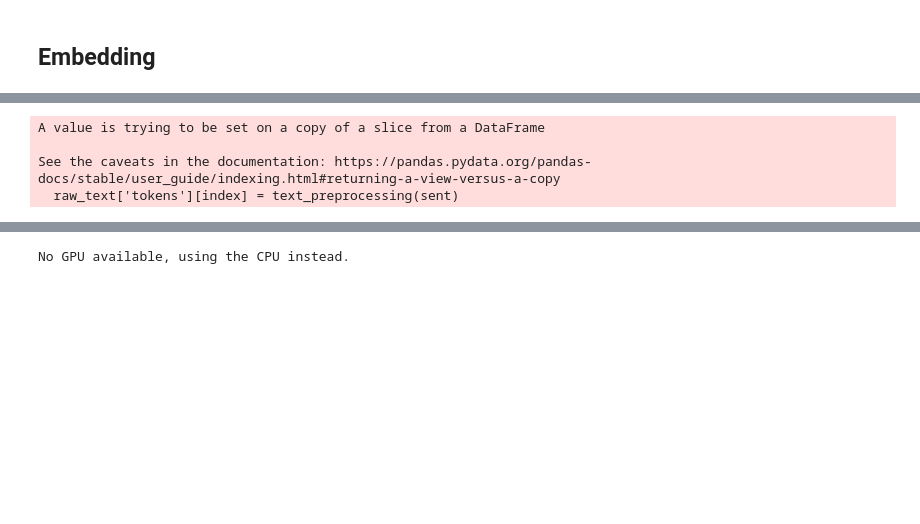
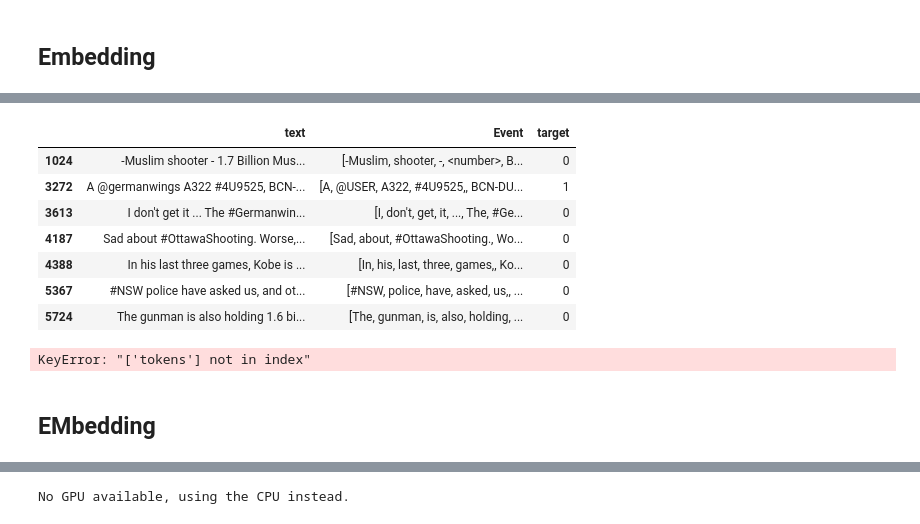
Before and after one commit to zzunebye/Capstone-code-data, a Jupyter notebook: _CLF_BERT.ipynb, the cells around one changed output, grey strips where cells are left out. Cells and saved outputs as stored; diff of their text form; code cells hidden in the pictures; blank space fills up the shorter version.

Commit message:
BERTweet embedding

```diff
--- a/_CLF_BERT.ipynb
+++ b/_CLF_BERT.ipynb
@@ -1214,3 +1321,20 @@ def text_preprocessing(text): # Create a function to tokenize a set of texts
+# %%
+raw_text.iloc[search.index.values]
+# %% [output]
+|  | text | Event | target |
+| 1024 | -Muslim shooter - 1.7 Billion Mus... | [-Muslim, shooter, -, <number>, B... | 0 |
+| 3272 | A @germanwings A322 #4U9525, BCN-... | [A, @USER, A322, #4U9525,, BCN-DU... | 1 |
+| 3613 | I don't get it ... The #Germanwin... | [I, don't, get, it, ..., The, #Ge... | 0 |
+| 4187 | Sad about #OttawaShooting. Worse,... | [Sad, about, #OttawaShooting., Wo... | 0 |
+| 4388 | In his last three games, Kobe is ... | [In, his, last, three, games,, Ko... | 0 |
+| 5367 | #NSW police have asked us, and ot... | [#NSW, police, have, asked, us,, ... | 0 |
+| 5724 | The gunman is also holding 1.6 bi... | [The, gunman, is, also, holding, ... | 0 |
+# %%
+pd.DataFrame(raw_text[['tokens','text']]).sample(20)
+# %% [output]
+KeyError: "['tokens'] not in index"
+# %% [markdown]
+## EMbedding
 # %%
 device = getDevice()
 bert_classifier = BertTweetClassifier(freeze_bert=True)
@@ -1242,12 +1366,3 @@ def getEmbeddingBERT(bert_classifier, data):
 
       if (index % 300 == 0 or index == len(input_ids)): print("Current number of processed tweets: {}".format(index))
   return result
-# %%
-# tokens = pd.DataFrame({})
-for index, sent in enumerate(raw_text.text):
-      raw_text['tokens'][index] = text_preprocessing(sent)
-# %% [output]
-A value is trying to be set on a copy of a slice from a DataFrame
-
-See the caveats in the documentation: https://pandas.pydata.org/pandas-docs/stable/user_guide/indexing.html#returning-a-view-versus-a-copy
-  raw_text['tokens'][index] = text_preprocessing(sent)
```
Also changed, not shown: parts of 16 cells of this notebook.
